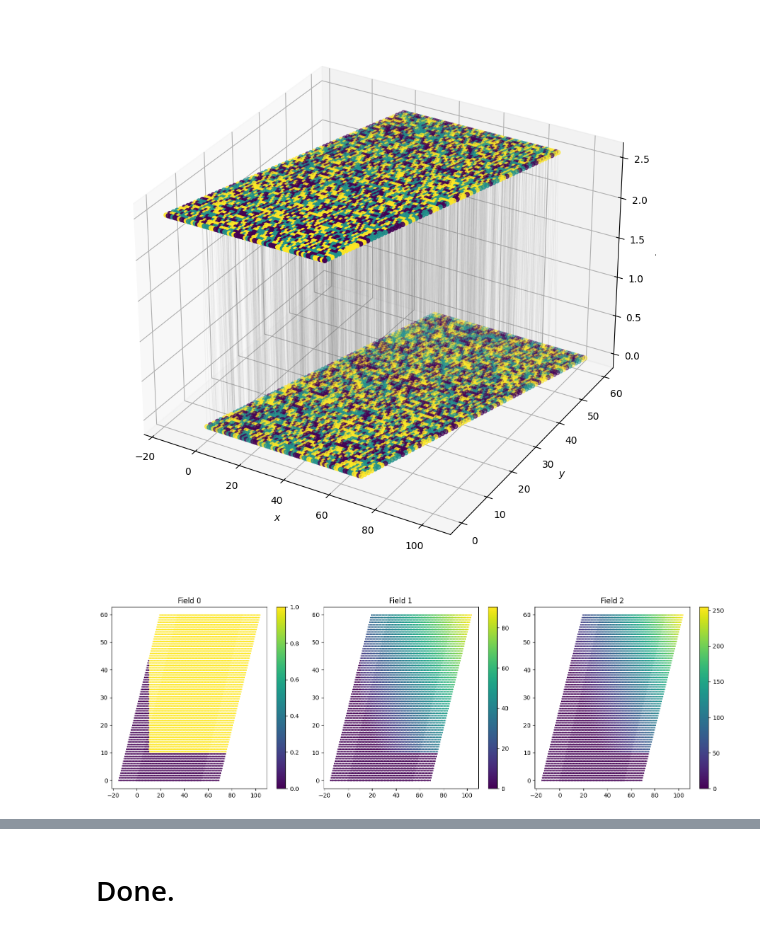
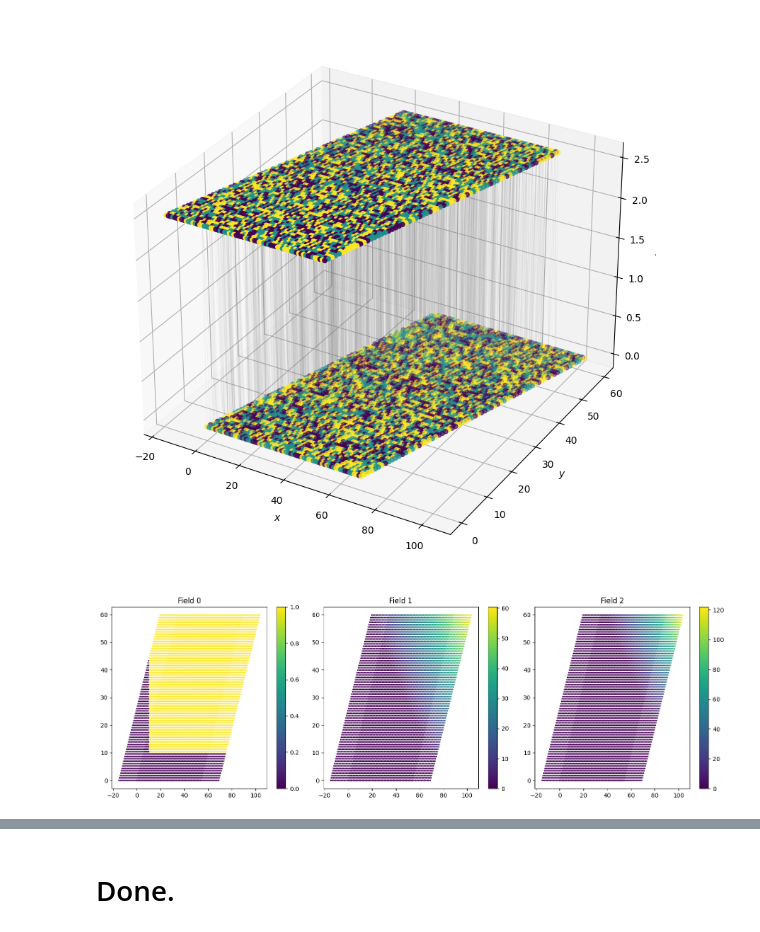
Before and after one commit to michaelJwilson/cnaster, a Jupyter notebook: docs/nb/sim.ipynb, the cells around one changed output, grey strips where cells are left out. Saved outputs shown, nothing was run; the diff lists cells and outputs as text; code cells hidden in the pictures.

```diff
--- a/docs/nb/sim.ipynb
+++ b/docs/nb/sim.ipynb
@@ -85,29 +85,29 @@ plot_cnaster_graph(graph, edge_downsampling=0.1)
 # %%
 vec_k = np.array([1.0, 1.0, 0.0])
 positions = graph.positions
 
 H = planar_power_law_fields(
     positions,
     graph.max_label,
     vec_k,
-    scale=25.0,
+    scale=55.0,
 )
 
 num_fields = H.shape[1]
 fig, axes = pl.subplots(1, num_fields, figsize=(5 * num_fields, 5), squeeze=False)
 
 for i in range(num_fields):
     ax = axes[0, i]
     sc = ax.scatter(positions[:, 0], positions[:, 1], c=H[:, i], s=2)
 
     ax.set_title(f"Field {i}")
 
     fig.colorbar(sc, ax=ax)
 
 pl.tight_layout()
 pl.show()
 # %% [output]
-[figure, old version]
+[figure, new version]
 # %%
 projected = np.dot(positions, vec_k) / np.linalg.norm(vec_k)
 
```
Also changed, not shown: parts of 4 cells of this notebook, 1 other file.
